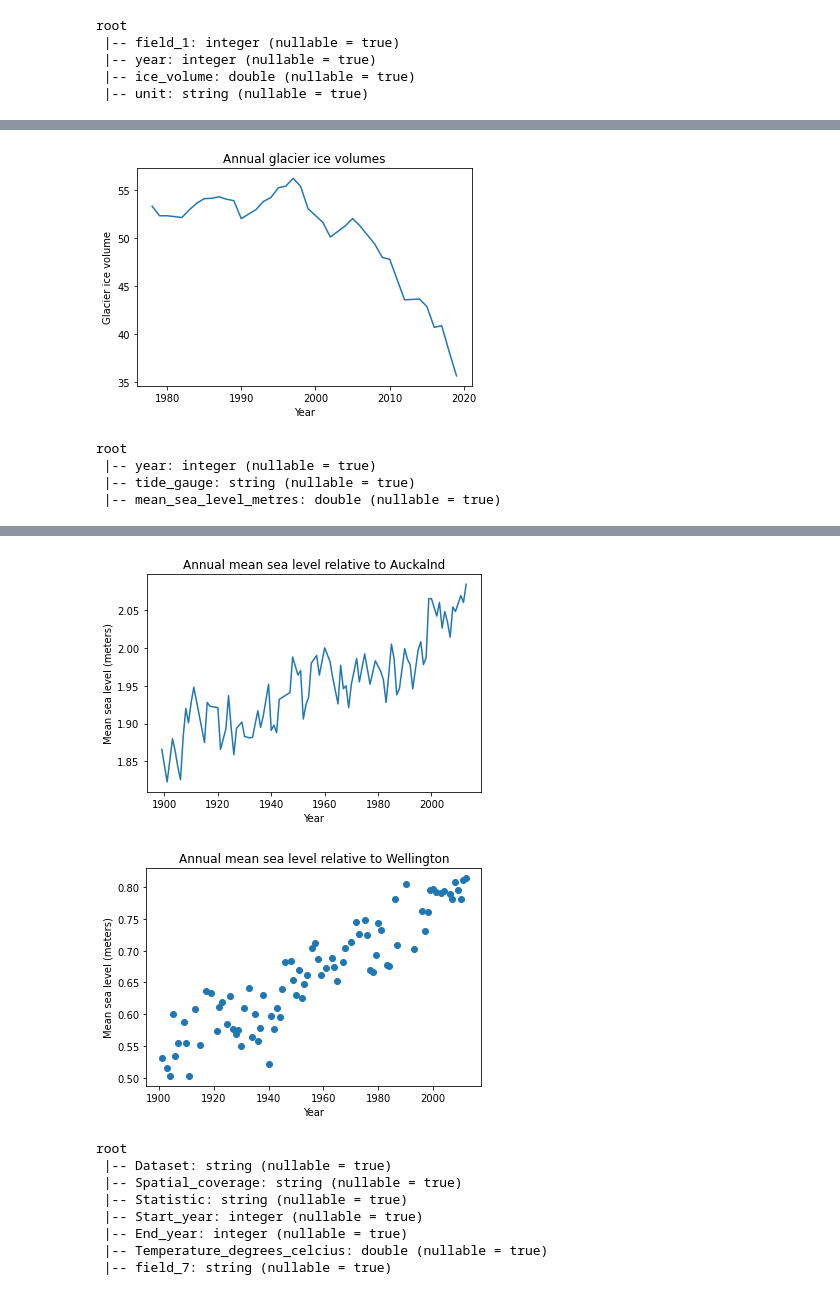
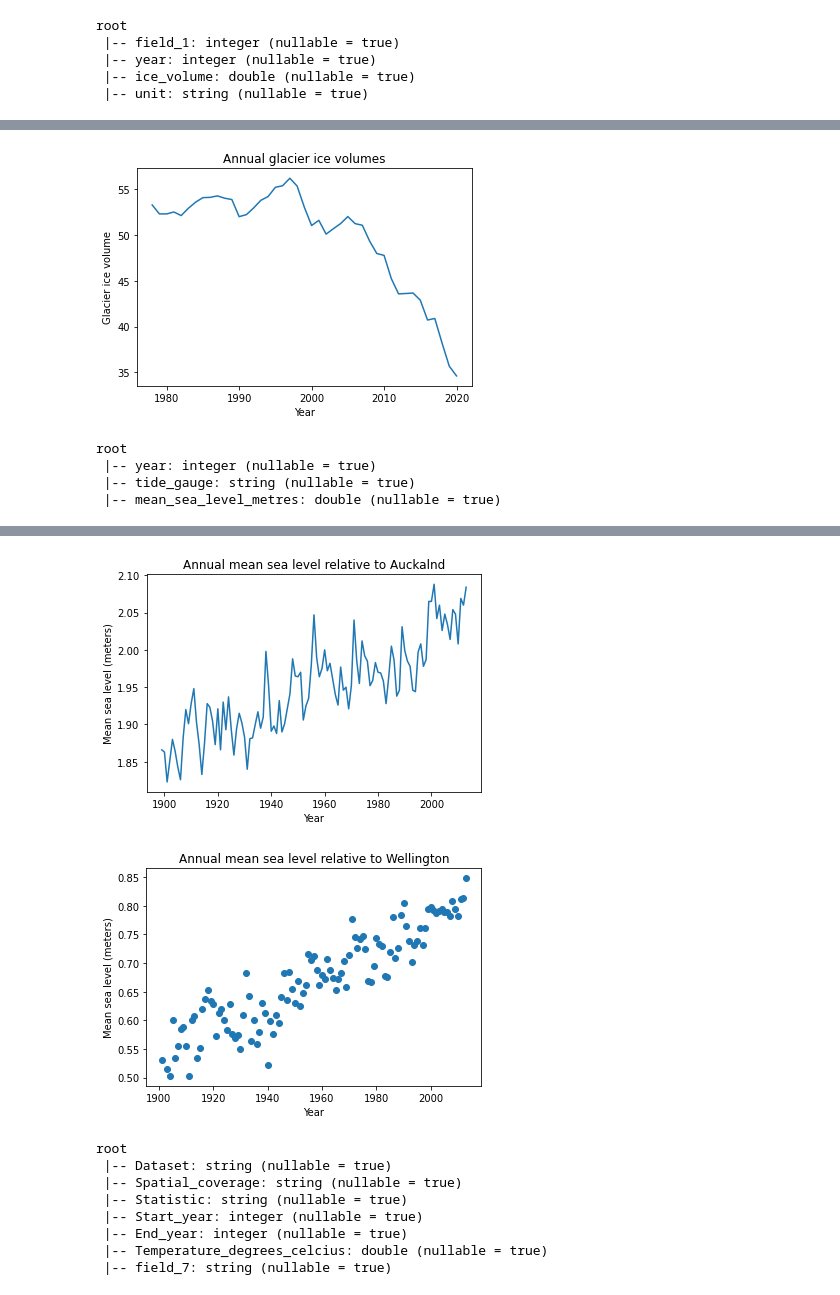
Before and after one commit to skye-yoon/infosys722, a Jupyter notebook: Iteration4.ipynb, the cells around one changed output, grey strips where cells are left out. Saved outputs shown, nothing was run; the diff lists cells and outputs as text; code cells hidden in the pictures.

```diff
--- a/Iteration4.ipynb
+++ b/Iteration4.ipynb
@@ -76,14 +80,14 @@ glacier_ice_volumes_data.show()
 only showing top 20 rows
 # %%
 # Visualization for Annual glacier ice volumes
-plot_data = glacier_ice_volumes_data.select('year','ice_volume').sample(False, 0.8).toPandas()
+plot_data = glacier_ice_volumes_data.select('year','ice_volume').toPandas()
 plt.plot(plot_data.year, plot_data.ice_volume)
 plt.xlabel('Year')
 plt.ylabel('Glacier ice volume')
 plt.title('Annual glacier ice volumes')
 plt.show()
 # %% [output]
-[figure, old version]
+[figure, new version]
 # %%
 # Annual sea level (relative to land)
 sea_level_data.printSchema()
@@ -114,24 +118,24 @@ sea_level_data.show()
 only showing top 20 rows
 # %%
 # Visualization for Annual mean sea level relative to Auckaland
-plot_data = sea_level_data.filter('tide_gauge == "Auckland_MSL"').filter('mean_sea_level_metres > 0').select('year','mean_sea_level_metres').sample(False, 0.8).toPandas()
+plot_data = sea_level_data.filter('tide_gauge == "Auckland_MSL"').filter('mean_sea_level_metres > 0').select('year','mean_sea_level_metres').toPandas()
 plt.plot(plot_data.year, plot_data.mean_sea_level_metres)
 plt.xlabel("Year")
 plt.ylabel("Mean sea level (meters)")
 plt.title("Annual mean sea level relative to Auckalnd")
 plt.show()
 # %% [output]
-[figure, old version]
+[figure, new version]
 # %%
 # Visualization for Annual mean sea level relative to Wellingtion
-plot_data = sea_level_data.filter('tide_gauge == "Wellington"').filter('mean_sea_level_metres > 0').select('year','mean_sea_level_metres').sample(False, 0.8).toPandas()
+plot_data = sea_level_data.filter('tide_gauge == "Wellington"').filter('mean_sea_level_metres > 0').select('year','mean_sea_level_metres').toPandas()
 plt.scatter(plot_data.year, plot_data.mean_sea_level_metres)
 plt.xlabel("Year")
 plt.ylabel("Mean sea level (meters)")
 plt.title("Annual mean sea level relative to Wellington")
 plt.show()
 # %% [output]
-[figure, old version]
+[figure, new version]
 # %%
 # Global and New Zealand’s temperature anomalies (1900-2020)
 temperature_anomalies_data.printSchema()
```
Also changed, not shown: parts of 68 cells of this notebook.
